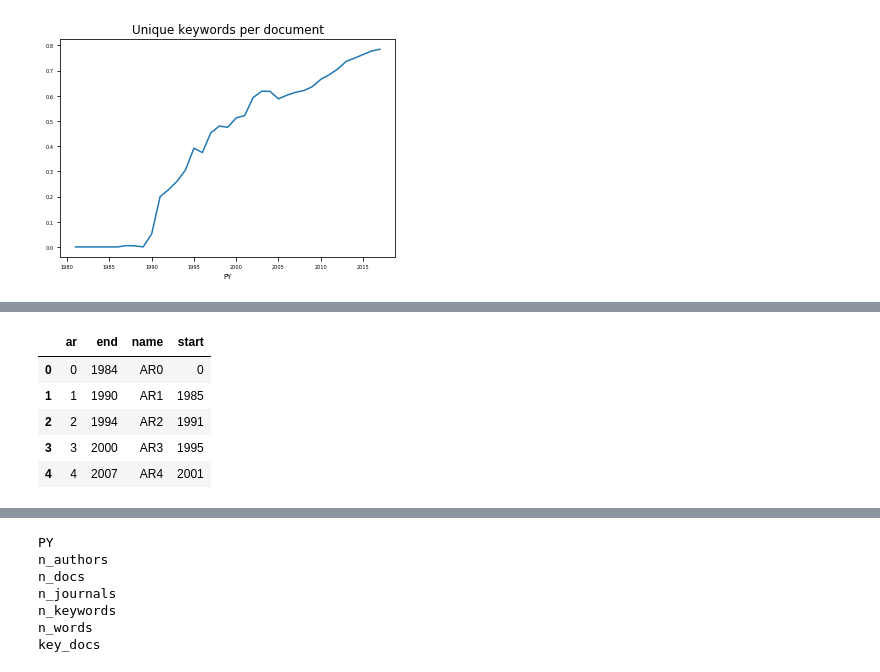
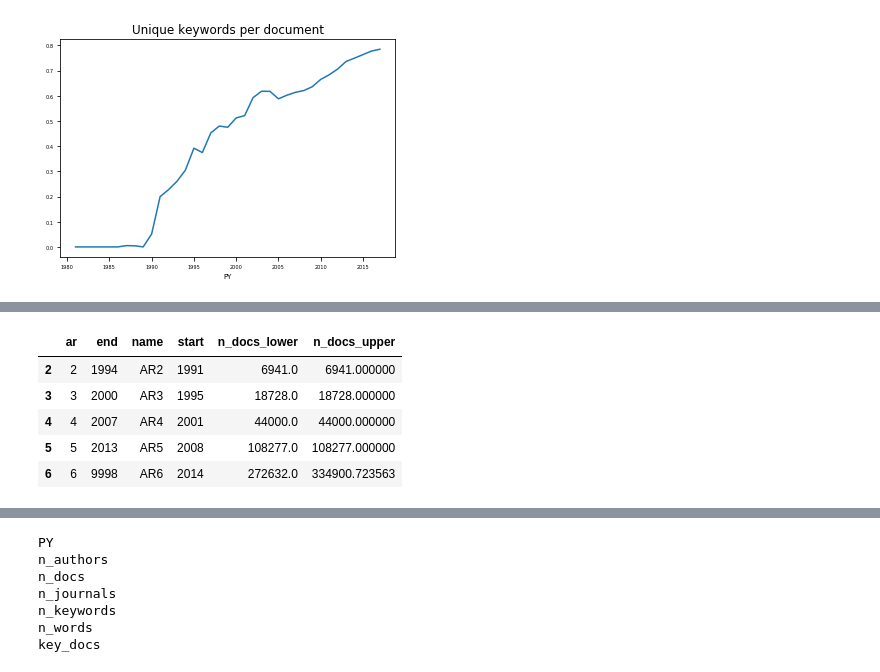
Before and after one commit to mcallaghan/big_literature, a Jupyter notebook: py/vs.ipynb, the cells around one changed output, grey strips where cells are left out. Drawn from its saved outputs; the diff is of its cells as text; code cells hidden in the pictures.

```diff
--- a/py/vs.ipynb
+++ b/py/vs.ipynb
@@ -106,0 +132,30 @@ df.to_csv('../data/vs.csv',index=False)
+# %%
+docs = df[['PY','n_docs']]
+docs['lower_bound'] = docs['n_docs']
+docs['upper_bound'] = docs['n_docs']
+
+def growth_rate(df,v,nyears=0):
+    if nyears > 0:
+        df = df[df['PY']>df.max()['PY']-nyears]
+    y1 = df.min()['PY']
+    y2 = df.max()['PY']
+    v1 = df[df['PY']==y1][v].iloc[0]
+    v2 = df[df['PY']==y2][v].iloc[0]
+    g = round(((v2/v1)**(1/(y2-y1))-1)*100,2)
+    return g
+
+#docs.head()
+
+grate = growth_rate(df,'n_docs',15)
+
+docs.tail()
+
+for y in [2018,2019,2020,2021]:
+    r = pd.DataFrame(data={
+        'PY':y,
+        'lower_bound': docs[docs['PY']==y-1]['lower_bound'],
+        'upper_bound': docs[docs['PY']==y-1]['upper_bound'].iloc[0]*(1+grate/100)
+    })
+    docs = docs.append(r)
+
+docs.tail()
@@ -107,15 +186,21 @@ df.to_csv('../data/vs.csv',index=False)
 # %%
+def sum_field(row,df,col):
+    yrange = list(range(row['start'],row['end']+1))
+    df = df[df['PY'].isin(yrange)]
+    return df.sum()[col]
+
+
 ## Docs by assessment period
 aps = AR.objects.all().order_by('ar')
-
 ardf = pd.DataFrame.from_dict(list(aps.values('ar','name','start','end')))
-
-ardf.head()
+ardf['n_docs_lower'] = ardf.apply(lambda x: sum_field(x,docs,'lower_bound'),axis=1)
+ardf['n_docs_upper'] = ardf.apply(lambda x: sum_field(x,docs,'upper_bound'),axis=1)
+ardf.tail()
 # %% [output]
-|  | ar | end | name | start |
-| 0 | 0 | 1984 | AR0 | 0 |
-| 1 | 1 | 1990 | AR1 | 1985 |
-| 2 | 2 | 1994 | AR2 | 1991 |
-| 3 | 3 | 2000 | AR3 | 1995 |
-| 4 | 4 | 2007 | AR4 | 2001 |
+|  | ar | end | name | start | n_docs_lower | n_docs_upper |
+| 2 | 2 | 1994 | AR2 | 1991 | 6941.0 | 6941.000000 |
+| 3 | 3 | 2000 | AR3 | 1995 | 18728.0 | 18728.000000 |
+| 4 | 4 | 2007 | AR4 | 2001 | 44000.0 | 44000.000000 |
+| 5 | 5 | 2013 | AR5 | 2008 | 108277.0 | 108277.000000 |
+| 6 | 6 | 9998 | AR6 | 2014 | 272632.0 | 334900.723563 |
 # %%
```
Also changed, not shown: parts of 4 cells of this notebook, 1 other file.
